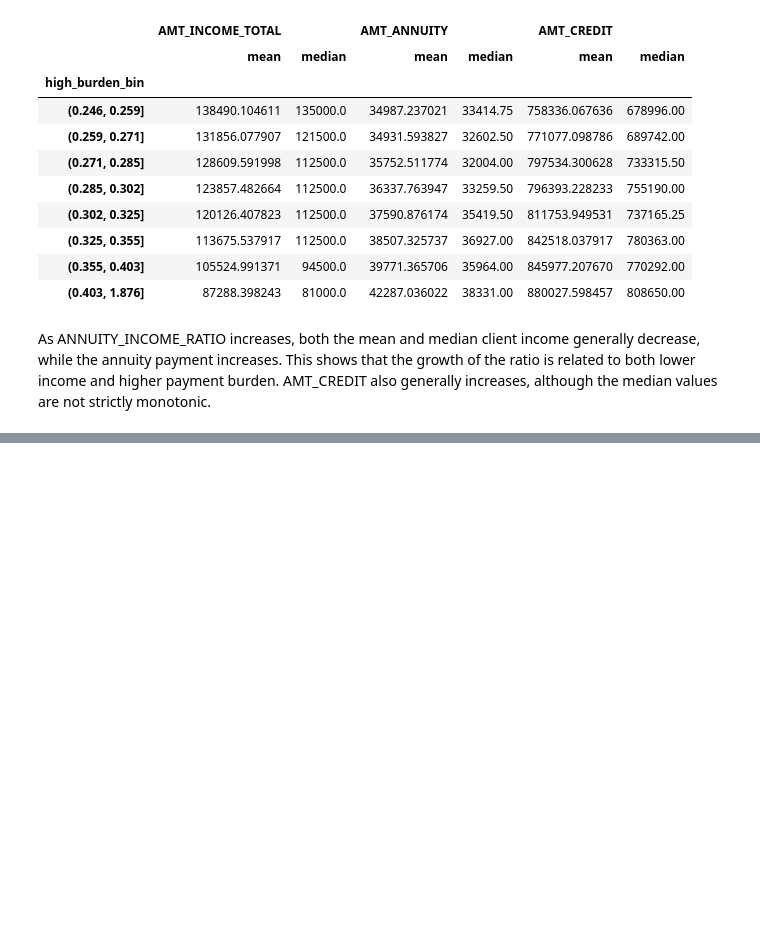
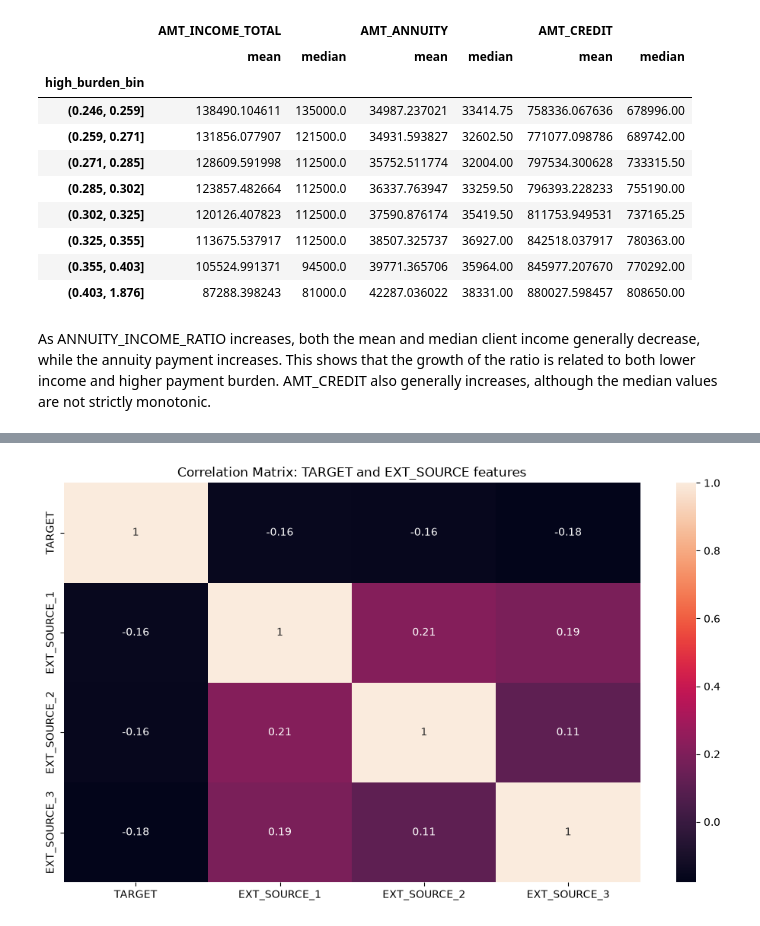
Before and after one commit to Tural-Kazimov/home-credit-default-risk, a Jupyter notebook: main.ipynb, the cells around one changed output, grey strips where cells are left out. Cells and saved outputs as stored; diff of their text form; code cells hidden in the pictures; blank space fills up the shorter version.

```diff
--- a/main.ipynb
+++ b/main.ipynb
@@ -750,0 +828,6 @@ At higher values of ANNUITY_INCOME_RATIO, the client composition by NAME_INCOME_
+# %%
+# Correlation matrix for examining the relationship between EXT_SOURCE_n and TARGET
+corr_cols = ['TARGET', 'EXT_SOURCE_1', 'EXT_SOURCE_2', 'EXT_SOURCE_3']
+corr_matrix = data[corr_cols].corr()
+
+corr_matrix
@@ -750,0 +840,26 @@ At higher values of ANNUITY_INCOME_RATIO, the client composition by NAME_INCOME_
+# %%
+# Correlation Matrix
+plt.figure(figsize=(10, 6))
+
+sns.heatmap(
+            corr_matrix,
+            annot=True,
+           )
+
+plt.title('Correlation Matrix: TARGET and EXT_SOURCE features')
+plt.tight_layout()
+# Save plot (Plot_3)
+plt.savefig(
+    'outputs/figures/Correlation_Matrix_TARGET_and_EXT_SOURCE_features.png',
+    dpi=300,
+    bbox_inches='tight'
+)
+
+#Save table
+corr_matrix.to_csv(
+    'outputs/tables/Correlation_Matrix_TARGET_and_EXT_SOURCE_features.csv',
+)
+
+plt.show()
+# %% [output]
+[figure, added]
```
Also changed, not shown: parts of 82 cells of this notebook, 2 other files.
